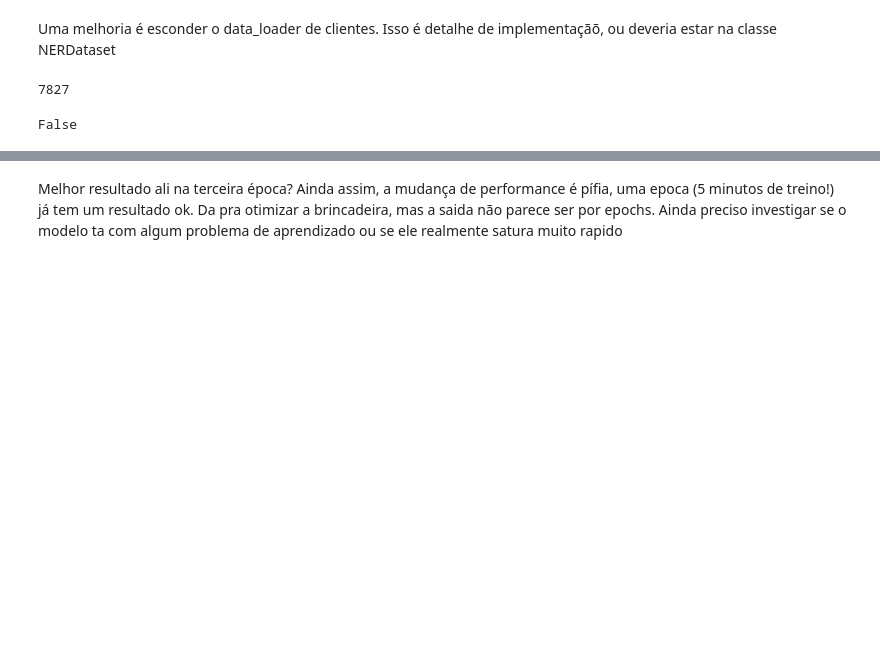
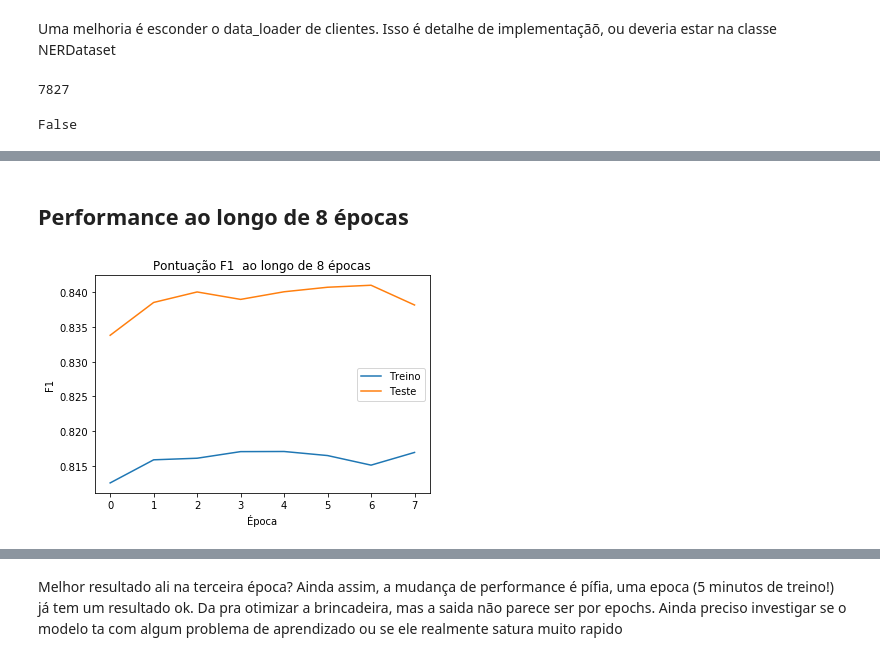
Before and after one commit to caiotda/MAC0499, a Jupyter notebook: model/client.ipynb, the cells around one changed output, grey strips where cells are left out. Saved outputs shown, nothing was run; the diff lists cells and outputs as text; code cells hidden in the pictures; blank space fills up the shorter version.

```diff
--- a/model/client.ipynb
+++ b/model/client.ipynb
@@ -77,3 +79,5 @@ pytorch_dataset_train = NERDataset(data=dataset['train'], max_len=MAX_LEN, token
 # %%
 ds_train = DataLoader(pytorch_dataset_train, batch_size=8, shuffle=True)
+# %%
+ds_test = DataLoader(pytorch_dataset_test, batch_size=8, shuffle=True)
 # %%
@@ -84,5 +88,5 @@ evaluator = Evaluator(ds_train, model, device)
 tr = Trainner(device, loader, model, optimizer, max_len=128, num_examples=len(pytorch_dataset_train), num_epochs=num_epochs, evaluator=evaluator)
 # %%
 %%time
-losses_t, f1_t = tr._train_epoch()
+losses_t, losses_e, f1_e, f1_t = tr.train()
 # %% [output]
@@ -102,3 +110,17 @@ Wall time: 3min 37s
+# %% [markdown]
+## Performance ao longo de 8 épocas
 # %%
 from matplotlib import pyplot as plt
 import numpy as np
+# %%
+plt.plot(f1_t, label="Treino")
+
+plt.plot(f1_e, label="Teste")
+plt.title("Pontuação F1  ao longo de 8 épocas")
+plt.xlabel("Época")
+plt.ylabel("F1")
+
+plt.legend()
+plt.show()
+# %% [output]
+[figure, added]
```
Also changed, not shown: parts of 16 cells of this notebook.
